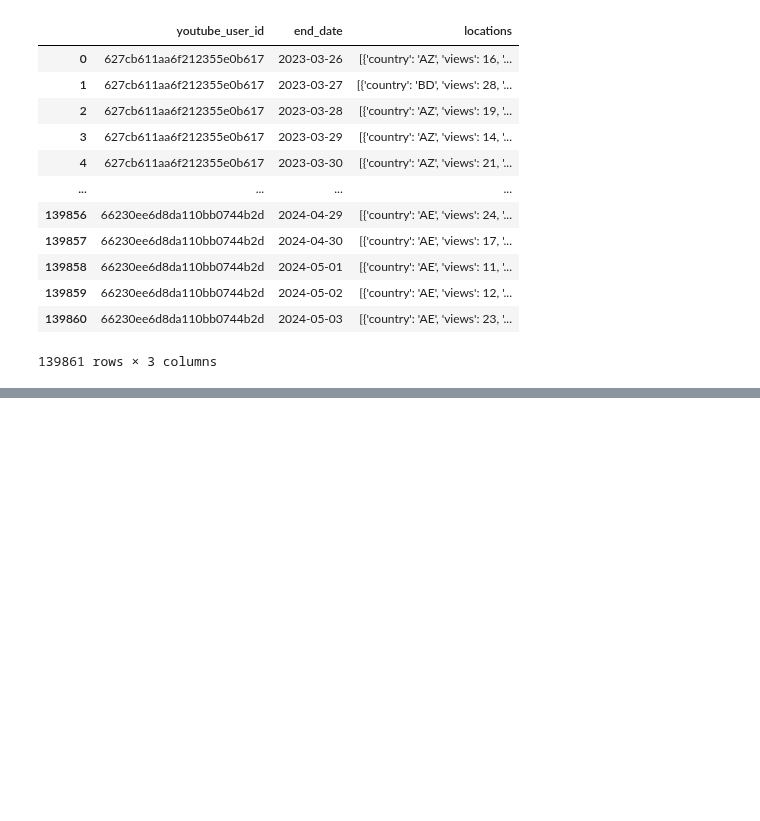
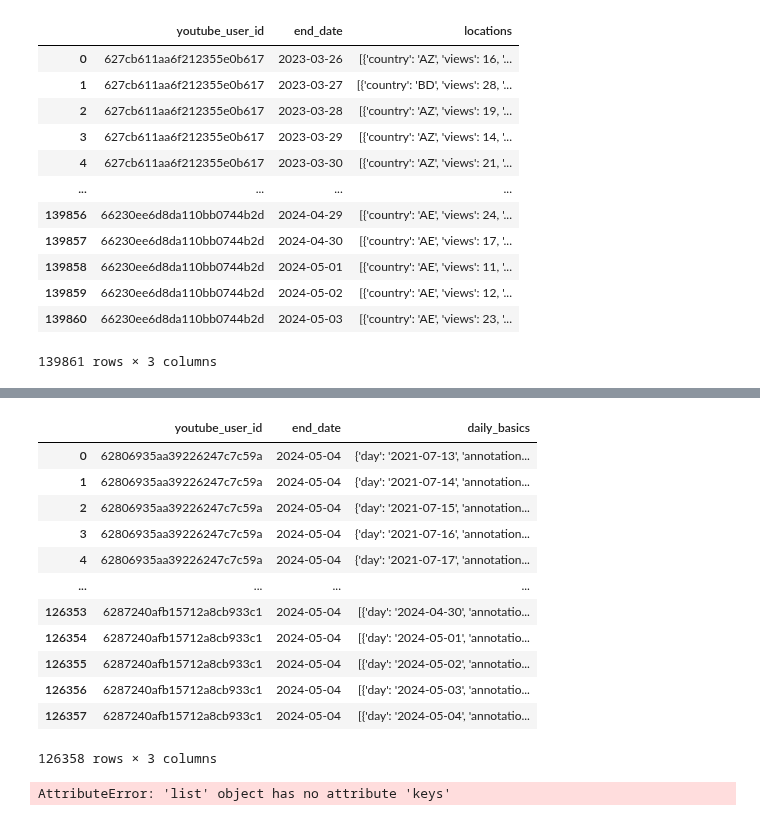
Before and after one commit to kkwann/awake, a Jupyter notebook: MongoDB_connection.ipynb, the cells around one changed output, grey strips where cells are left out. Drawn from its saved outputs; the diff is of its cells as text; code cells hidden in the pictures; blank space fills up the shorter version.

```diff
--- a/MongoDB_connection.ipynb
+++ b/MongoDB_connection.ipynb
@@ -416,0 +440,21 @@ youtube_daily_channel_basics = youtube_dict['youtube_daily_channel_basics']
+# %%
+youtube_daily_channel_basics.explode(['daily_basics']).reset_index(drop=True)
+## 리스트안에 딕셔너리 구조가 아님 --> 리스트안에 리스트가 있고, 하나의 리스트당 하나의 딕셔너리
+# %% [output]
+|  | youtube_user_id | end_date | daily_basics |
+| 0 | 62806935aa39226247c7c59a | 2024-05-04 | {'day': '2021-07-13', 'annotation... |
+| 1 | 62806935aa39226247c7c59a | 2024-05-04 | {'day': '2021-07-14', 'annotation... |
+| 2 | 62806935aa39226247c7c59a | 2024-05-04 | {'day': '2021-07-15', 'annotation... |
+| 3 | 62806935aa39226247c7c59a | 2024-05-04 | {'day': '2021-07-16', 'annotation... |
+| 4 | 62806935aa39226247c7c59a | 2024-05-04 | {'day': '2021-07-17', 'annotation... |
+| ... | ... | ... | ... |
+| 126353 | 6287240afb15712a8cb933c1 | 2024-05-04 | [{'day': '2024-04-30', 'annotatio... |
+| 126354 | 6287240afb15712a8cb933c1 | 2024-05-04 | [{'day': '2024-05-01', 'annotatio... |
+| 126355 | 6287240afb15712a8cb933c1 | 2024-05-04 | [{'day': '2024-05-02', 'annotatio... |
+| 126356 | 6287240afb15712a8cb933c1 | 2024-05-04 | [{'day': '2024-05-03', 'annotatio... |
+| 126357 | 6287240afb15712a8cb933c1 | 2024-05-04 | [{'day': '2024-05-04', 'annotatio... |
+126358 rows × 3 columns
+# %%
+pd.DataFrame(youtube_daily_channel_basics['daily_basics'][0])
+# %% [output]
+AttributeError: 'list' object has no attribute 'keys'
```
Also changed, not shown: parts of 6 cells of this notebook.
